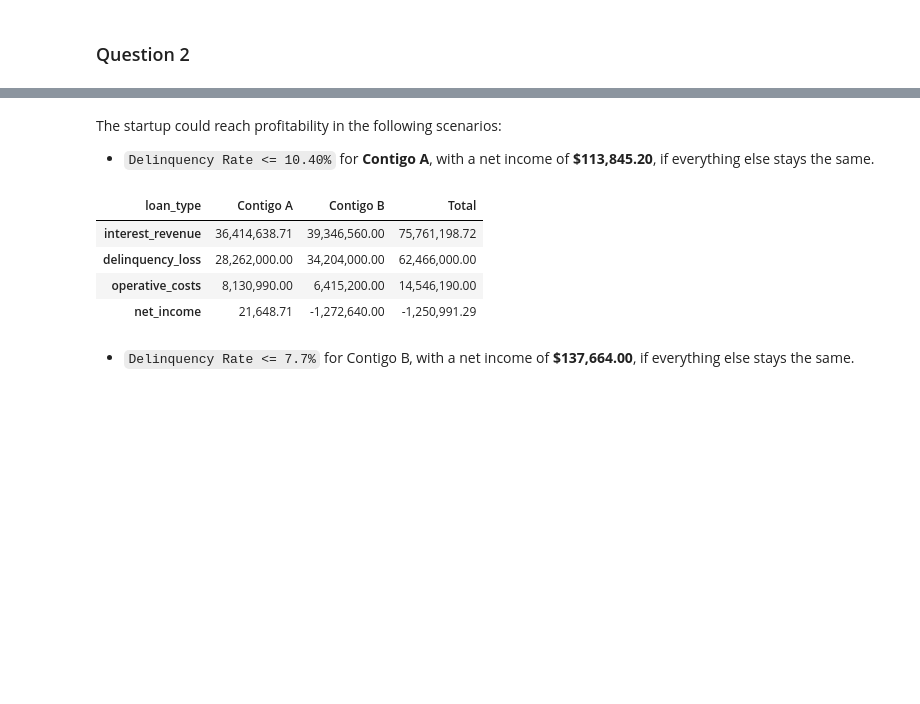
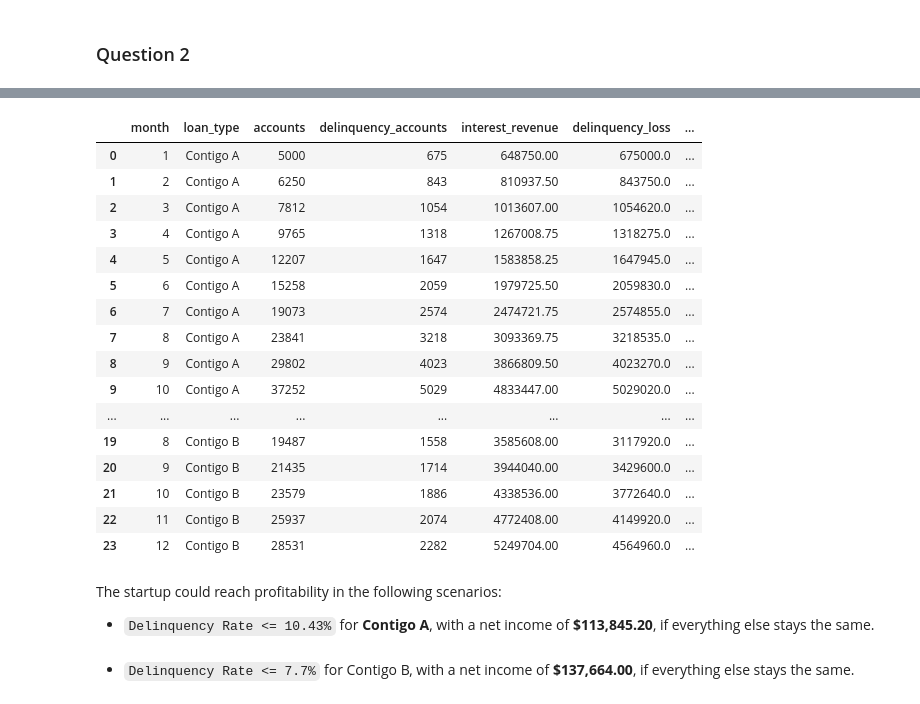
Before and after one commit to mandelbrojt/stori-ba-assessment, a Jupyter notebook: part1-state-of-business-analysis.ipynb, the cells around one changed output, grey strips where cells are left out. Saved outputs shown, nothing was run; the diff lists cells and outputs as text; code cells hidden in the pictures; blank space fills up the shorter version.

```diff
--- a/part1-state-of-business-analysis.ipynb
+++ b/part1-state-of-business-analysis.ipynb
@@ -79,16 +86,26 @@ financial_results(contigo_a_features, contigo_b_features)
+# %%
+im.compute_results(contigo_a_features,contigo_b_features)
+# %% [output]
+|  | month | loan_type | accounts | delinquency_accounts | interest_revenue | delinquency_loss | ... |
+| 0 | 1 | Contigo A | 5000 | 675 | 648750.00 | 675000.0 | ... |
+| 1 | 2 | Contigo A | 6250 | 843 | 810937.50 | 843750.0 | ... |
+| 2 | 3 | Contigo A | 7812 | 1054 | 1013607.00 | 1054620.0 | ... |
+| 3 | 4 | Contigo A | 9765 | 1318 | 1267008.75 | 1318275.0 | ... |
+| 4 | 5 | Contigo A | 12207 | 1647 | 1583858.25 | 1647945.0 | ... |
+| 5 | 6 | Contigo A | 15258 | 2059 | 1979725.50 | 2059830.0 | ... |
+| 6 | 7 | Contigo A | 19073 | 2574 | 2474721.75 | 2574855.0 | ... |
+| 7 | 8 | Contigo A | 23841 | 3218 | 3093369.75 | 3218535.0 | ... |
+| 8 | 9 | Contigo A | 29802 | 4023 | 3866809.50 | 4023270.0 | ... |
+| 9 | 10 | Contigo A | 37252 | 5029 | 4833447.00 | 5029020.0 | ... |
+| ... | ... | ... | ... | ... | ... | ... | ... |
+| 19 | 8 | Contigo B | 19487 | 1558 | 3585608.00 | 3117920.0 | ... |
+| 20 | 9 | Contigo B | 21435 | 1714 | 3944040.00 | 3429600.0 | ... |
+| 21 | 10 | Contigo B | 23579 | 1886 | 4338536.00 | 3772640.0 | ... |
+| 22 | 11 | Contigo B | 25937 | 2074 | 4772408.00 | 4149920.0 | ... |
+| 23 | 12 | Contigo B | 28531 | 2282 | 5249704.00 | 4564960.0 | ... |
 # %% [markdown]
 The startup could reach profitability in the following scenarios:
-- `Delinquency Rate <= 10.40%` for **Contigo A**, with a net income of **$113,845.20**, if everything else stays the same.
+- `Delinquency Rate <= 10.43%` for **Contigo A**, with a net income of **$113,845.20**, if everything else stays the same.
-# %%
-contigo_a_features["delinquency_rate"] = 0.1043
-
-financial_results(contigo_a_features, contigo_b_features)
-# %% [output]
-| loan_type | Contigo A | Contigo B | Total |
-| interest_revenue | 36,414,638.71 | 39,346,560.00 | 75,761,198.72 |
-| delinquency_loss | 28,262,000.00 | 34,204,000.00 | 62,466,000.00 |
-| operative_costs | 8,130,990.00 | 6,415,200.00 | 14,546,190.00 |
-| net_income | 21,648.71 | -1,272,640.00 | -1,250,991.29 |
 # %% [markdown]
 - `Delinquency Rate <= 7.7%` for Contigo B, with a net income of **$137,664.00**, if everything else stays the same.
 # %%
```
Also changed, not shown: parts of 13 cells of this notebook.
